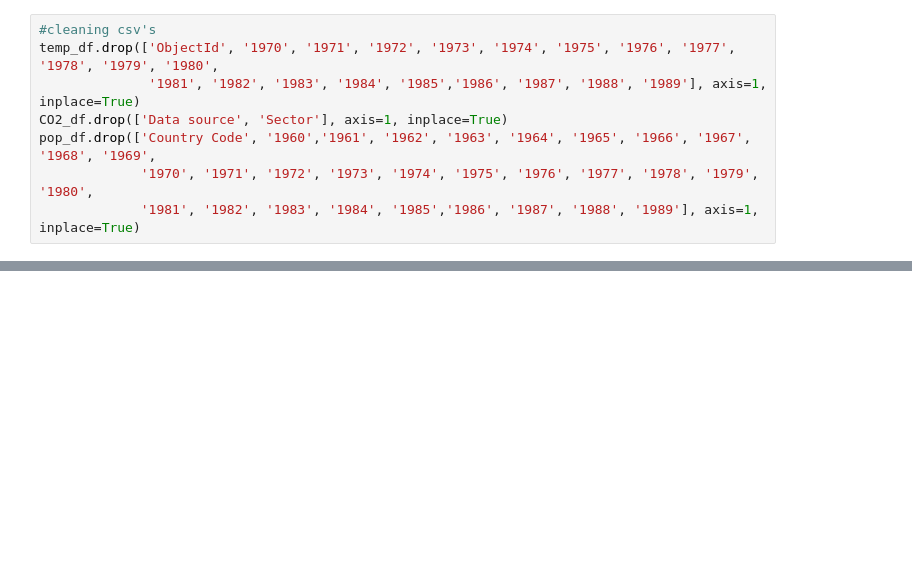
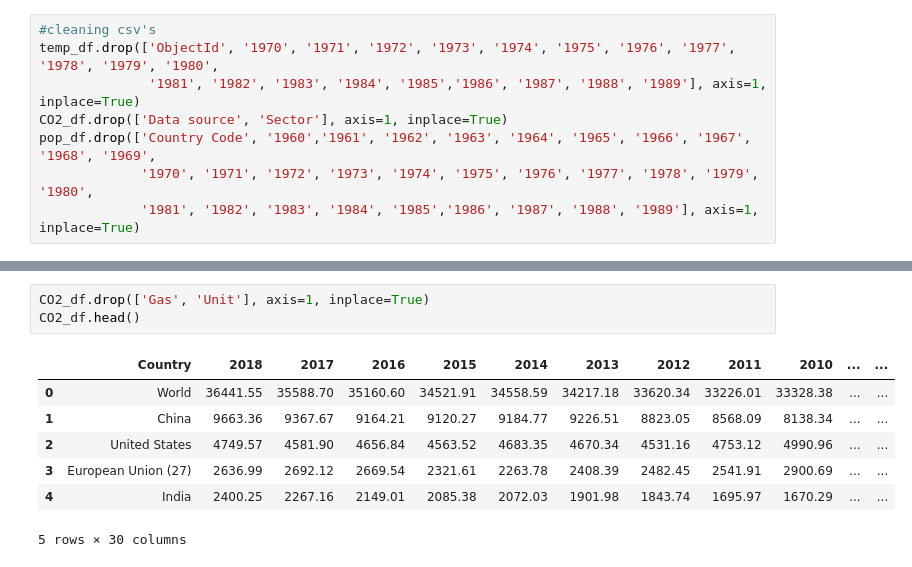
Before and after one commit to tinksjain22/climate_crisis, a Jupyter notebook: project 1 jupyter nb.ipynb, the cells around one changed output, grey strips where cells are left out. Cells and saved outputs as stored; diff of their text form; blank space fills up the shorter version.

```diff
--- a/project 1 jupyter nb.ipynb
+++ b/project 1 jupyter nb.ipynb
@@ -63,0 +55,11 @@ temp_df.head()
+# %%
+CO2_df.drop(['Gas', 'Unit'], axis=1, inplace=True)
+CO2_df.head()
+# %% [output]
+|  | Country | 2018 | 2017 | 2016 | 2015 | 2014 | 2013 | 2012 | 2011 | 2010 | ... | ... |
+| 0 | World | 36441.55 | 35588.70 | 35160.60 | 34521.91 | 34558.59 | 34217.18 | 33620.34 | 33226.01 | 33328.38 | ... | ... |
+| 1 | China | 9663.36 | 9367.67 | 9164.21 | 9120.27 | 9184.77 | 9226.51 | 8823.05 | 8568.09 | 8138.34 | ... | ... |
+| 2 | United States | 4749.57 | 4581.90 | 4656.84 | 4563.52 | 4683.35 | 4670.34 | 4531.16 | 4753.12 | 4990.96 | ... | ... |
+| 3 | European Union (27) | 2636.99 | 2692.12 | 2669.54 | 2321.61 | 2263.78 | 2408.39 | 2482.45 | 2541.91 | 2900.69 | ... | ... |
+| 4 | India | 2400.25 | 2267.16 | 2149.01 | 2085.38 | 2072.03 | 1901.98 | 1843.74 | 1695.97 | 1670.29 | ... | ... |
+5 rows × 30 columns
```
Also changed, not shown: parts of 3 cells of this notebook.
